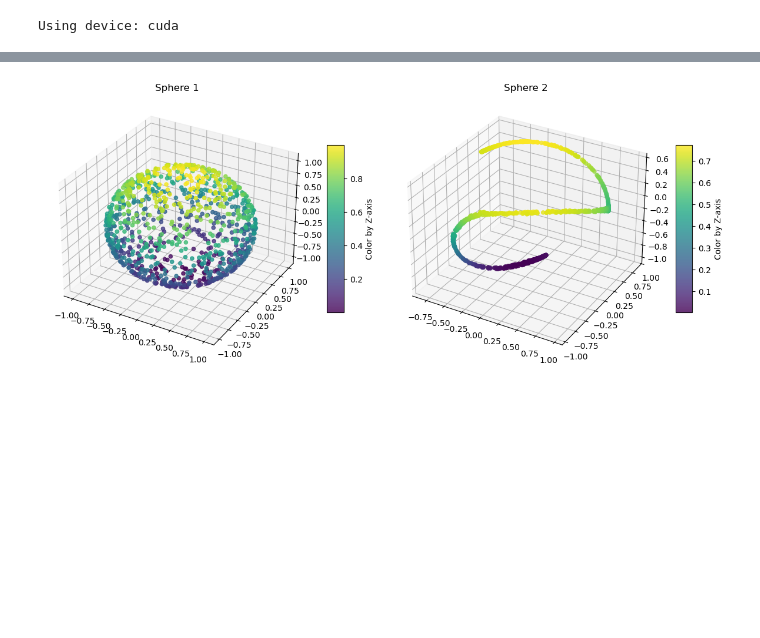
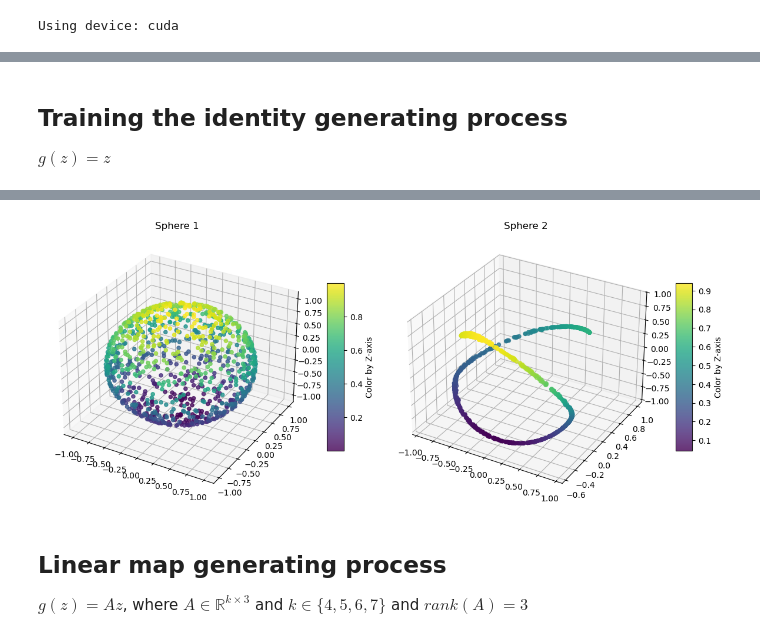
Before and after one commit to BosonicJustin/CLTheory, a Jupyter notebook: Diversity Condition Violated Experiment.ipynb, the cells around one changed output, grey strips where cells are left out. Cells and saved outputs as stored; diff of their text form; code cells hidden in the pictures; blank space fills up the shorter version.

```diff
--- a/Diversity Condition Violated Experiment.ipynb
+++ b/Diversity Condition Violated Experiment.ipynb
@@ -87,3 +94,7 @@ visualize_spheres_side_by_side(plt, z_aug, z_aug)
+# %% [markdown]
+## Training the identity generating process
+
+$g(z) = z$
 # %%
 # Initialize the multi-layer perceptron used for encoding
 f_constrained = get_mlp(
@@ -105,13 +116,13 @@ g_id = nn.Identity()
 h_constrained = lambda z: f_constrained(g_id(z))
 
 simclr_vmf = SimCLR(
-    f_constrained, g_id, sample_pair_fixed, sample_uniform_fixed, tau
+    f_constrained, g_id, sample_pair_fixed, sample_uniform_fixed, tau, device=device
 )
 
 f_constrained = simclr_vmf.train(batch_size, iterations)
 
-z = full_sphere.uniform(1000)
-z_enc = h(z)
+z = full_sphere.uniform(1000).to(device)
+z_enc = h_constrained(z).to(device)
 
-visualize_spheres_side_by_side(plt, z, z_enc)
+visualize_spheres_side_by_side(plt, z.cpu(), z_enc.cpu())
 # %% [output]
@@ -118 +143,5 @@ visualize_spheres_side_by_side(plt, z, z_enc)
-[figure, old version]
+[figure, new version]
+# %% [markdown]
+## Linear map generating process
+
+$g(z) = Az$, where $A \in \mathbb{R}^{k \times 3}$ and $k \in \{4,5,6,7\}$ and $rank(A) = 3$
```
Also changed, not shown: parts of 5 cells of this notebook, 1 other file.
